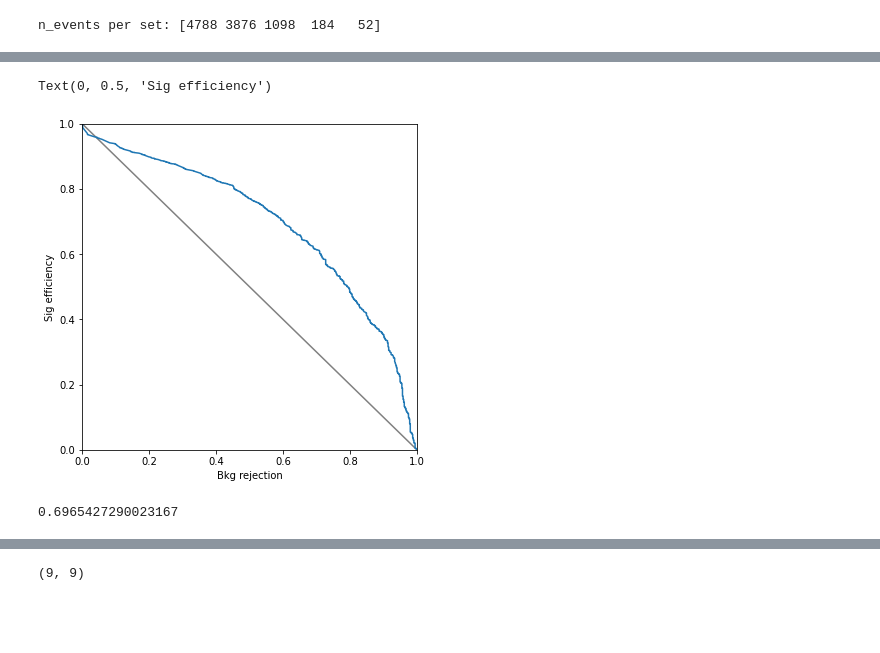
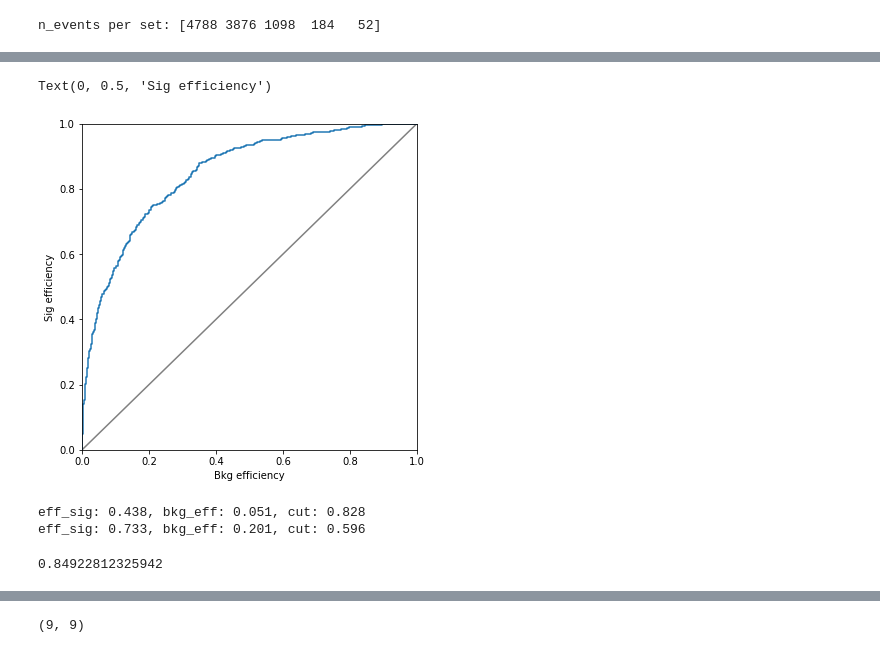
Before and after one commit to snabili/svj-bdt, a Jupyter notebook: bdt.ipynb, the cells around one changed output, grey strips where cells are left out. Drawn from its saved outputs; the diff is of its cells as text; code cells hidden in the pictures; blank space fills up the shorter version.

```diff
--- a/bdt.ipynb
+++ b/bdt.ipynb
@@ -93,14 +94,23 @@ array([[1394,  589],
 # %%
-cuts, eff_bkg, eff_sig = roc_curve(y_test, y_prob)
+eff_bkg, eff_sig, cuts = roc_curve(y_test, y_prob)
 
 fig = plt.figure(figsize=(6,6))
 ax = fig.gca()
-ax.plot([0,1], [1,0], c='gray')
+ax.plot([0,1], [0,1], c='gray')
 ax.plot(eff_bkg, eff_sig)
 ax.set_ylim(0., 1.)
 ax.set_xlim(0., 1.)
-ax.set_xlabel('Bkg rejection')
+ax.set_xlabel('Bkg efficiency')
 ax.set_ylabel('Sig efficiency')
 # %% [output]
 Text(0, 0.5, 'Sig efficiency')
-[figure, old version]
+[figure, new version]
+# %%
+i_wp = np.argmax(eff_bkg >= .05)
+print(f'eff_sig: {eff_sig[i_wp]:.3f}, bkg_eff: {eff_bkg[i_wp]:.3f}, cut: {cuts[i_wp]:.3f}')
+
+i_wp = np.argmax(eff_bkg >= .2)
+print(f'eff_sig: {eff_sig[i_wp]:.3f}, bkg_eff: {eff_bkg[i_wp]:.3f}, cut: {cuts[i_wp]:.3f}')
+# %% [output]
+eff_sig: 0.438, bkg_eff: 0.051, cut: 0.828
+eff_sig: 0.733, bkg_eff: 0.201, cut: 0.596
@@ -107,7 +119,7 @@ Text(0, 0.5, 'Sig efficiency')
 # %%
 auc(eff_bkg, eff_sig)
 # %% [output]
-0.6965427290023167
+0.84922812325942
 # %%
 y_prob_sig = y_prob[y_test == 1]
 y_prob_bkg = y_prob[y_test == 0]
```
Also changed, not shown: parts of 12 cells of this notebook.
